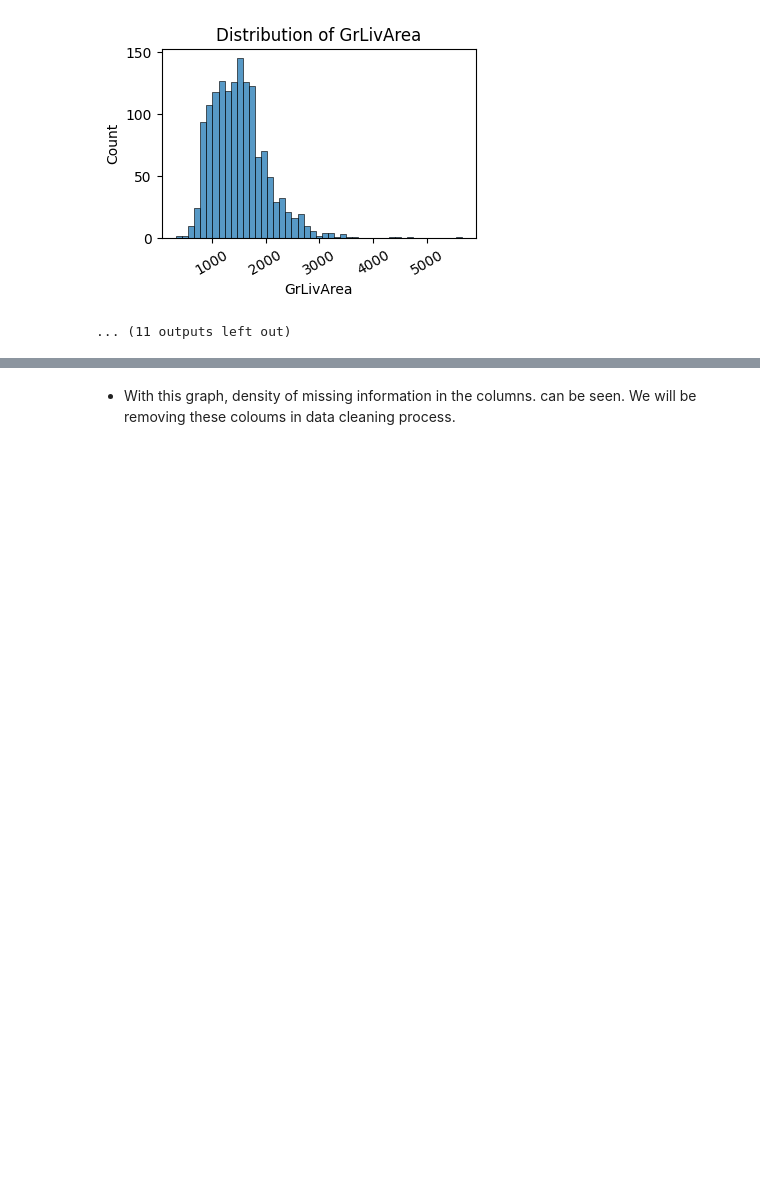
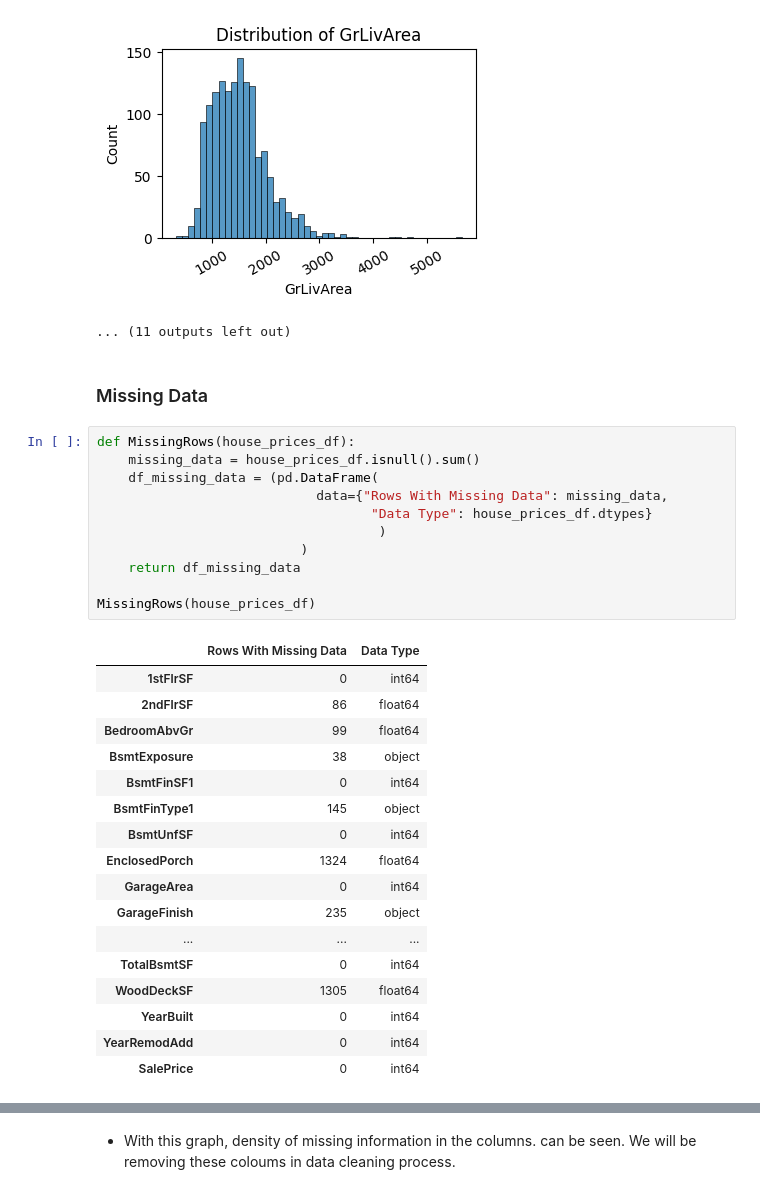
Before and after one commit to aksurcos/P5-Heritage-Housing, a Jupyter notebook: jupyter_notebooks/02_data_inspection.ipynb, the cells around one changed output, grey strips where cells are left out. Cells and saved outputs as stored; diff of their text form; blank space fills up the shorter version.

```diff
--- a/jupyter_notebooks/02_data_inspection.ipynb
+++ b/jupyter_notebooks/02_data_inspection.ipynb
@@ -167,4 +167,35 @@ for column in features_to_examine.columns:
 [figure]
 [figure]
 ... (11 outputs left out)
+# %% [markdown]
+### Missing Data
+# %%
+def MissingRows(house_prices_df):
+    missing_data = house_prices_df.isnull().sum()
+    df_missing_data = (pd.DataFrame(
+                            data={"Rows With Missing Data": missing_data,
+                                   "Data Type": house_prices_df.dtypes}
+                                    )
+                          )
+    return df_missing_data
+
+MissingRows(house_prices_df)
+# %% [output]
+|  | Rows With Missing Data | Data Type |
+| 1stFlrSF | 0 | int64 |
+| 2ndFlrSF | 86 | float64 |
+| BedroomAbvGr | 99 | float64 |
+| BsmtExposure | 38 | object |
+| BsmtFinSF1 | 0 | int64 |
+| BsmtFinType1 | 145 | object |
+| BsmtUnfSF | 0 | int64 |
+| EnclosedPorch | 1324 | float64 |
+| GarageArea | 0 | int64 |
+| GarageFinish | 235 | object |
+| ... | ... | ... |
+| TotalBsmtSF | 0 | int64 |
+| WoodDeckSF | 1305 | float64 |
+| YearBuilt | 0 | int64 |
+| YearRemodAdd | 0 | int64 |
+| SalePrice | 0 | int64 |
 # %%
```
Also changed, not shown: parts of 13 cells of this notebook, 1 other file.
